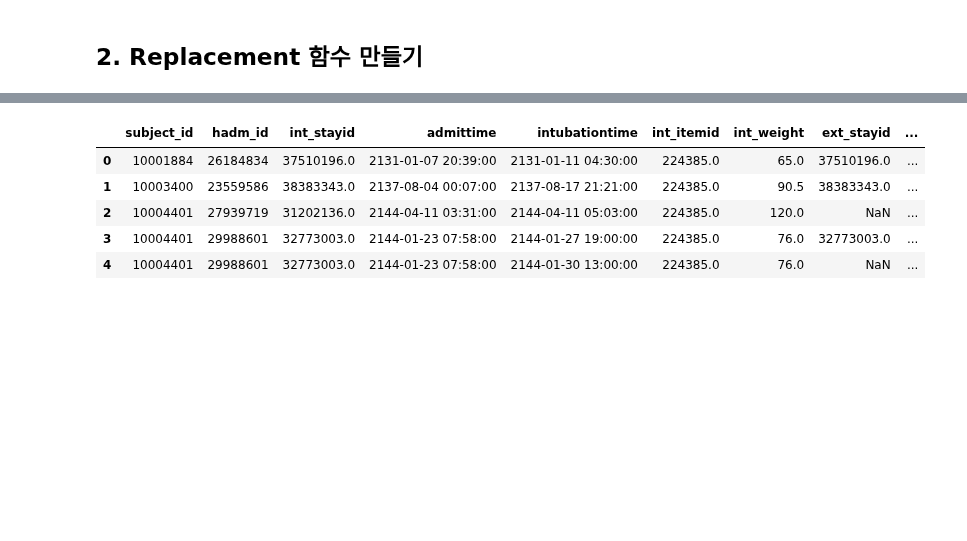
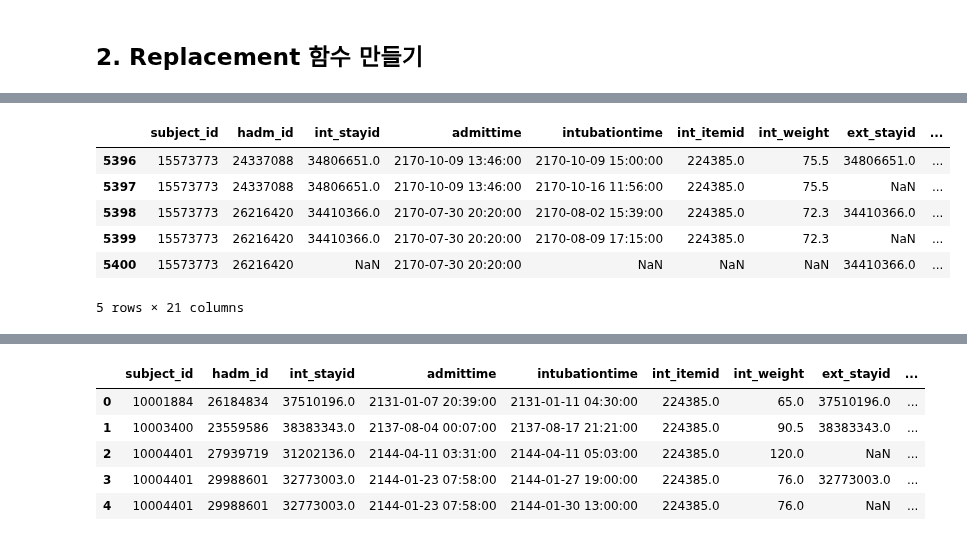
Before and after one commit to sujungleeml/P1_extubationfailure, a Jupyter notebook: 이현준/02. filtering_code.ipynb, the cells around one changed output, grey strips where cells are left out. Cells and saved outputs as stored; diff of their text form; code cells hidden in the pictures; blank space fills up the shorter version.

```diff
--- a/이현준/02. filtering_code.ipynb
+++ b/이현준/02. filtering_code.ipynb
@@ -420,0 +547,10 @@ df_filter = pd.read_csv("./Data/output/alignment_dup_admittime_dataframe.csv")
+# %%
+df_filter_exp[df_filter_exp["subject_id"] == 15573773]
+# %% [output]
+|  | subject_id | hadm_id | int_stayid | admittime | intubationtime | int_itemid | int_weight | ext_stayid | ... |
+| 5396 | 15573773 | 24337088 | 34806651.0 | 2170-10-09 13:46:00 | 2170-10-09 15:00:00 | 224385.0 | 75.5 | 34806651.0 | ... |
+| 5397 | 15573773 | 24337088 | 34806651.0 | 2170-10-09 13:46:00 | 2170-10-16 11:56:00 | 224385.0 | 75.5 | NaN | ... |
+| 5398 | 15573773 | 26216420 | 34410366.0 | 2170-07-30 20:20:00 | 2170-08-02 15:39:00 | 224385.0 | 72.3 | 34410366.0 | ... |
+| 5399 | 15573773 | 26216420 | 34410366.0 | 2170-07-30 20:20:00 | 2170-08-09 17:15:00 | 224385.0 | 72.3 | NaN | ... |
+| 5400 | 15573773 | 26216420 | NaN | 2170-07-30 20:20:00 | NaN | NaN | NaN | 34410366.0 | ... |
+5 rows × 21 columns
```
Also changed, not shown: parts of 12 cells of this notebook.
